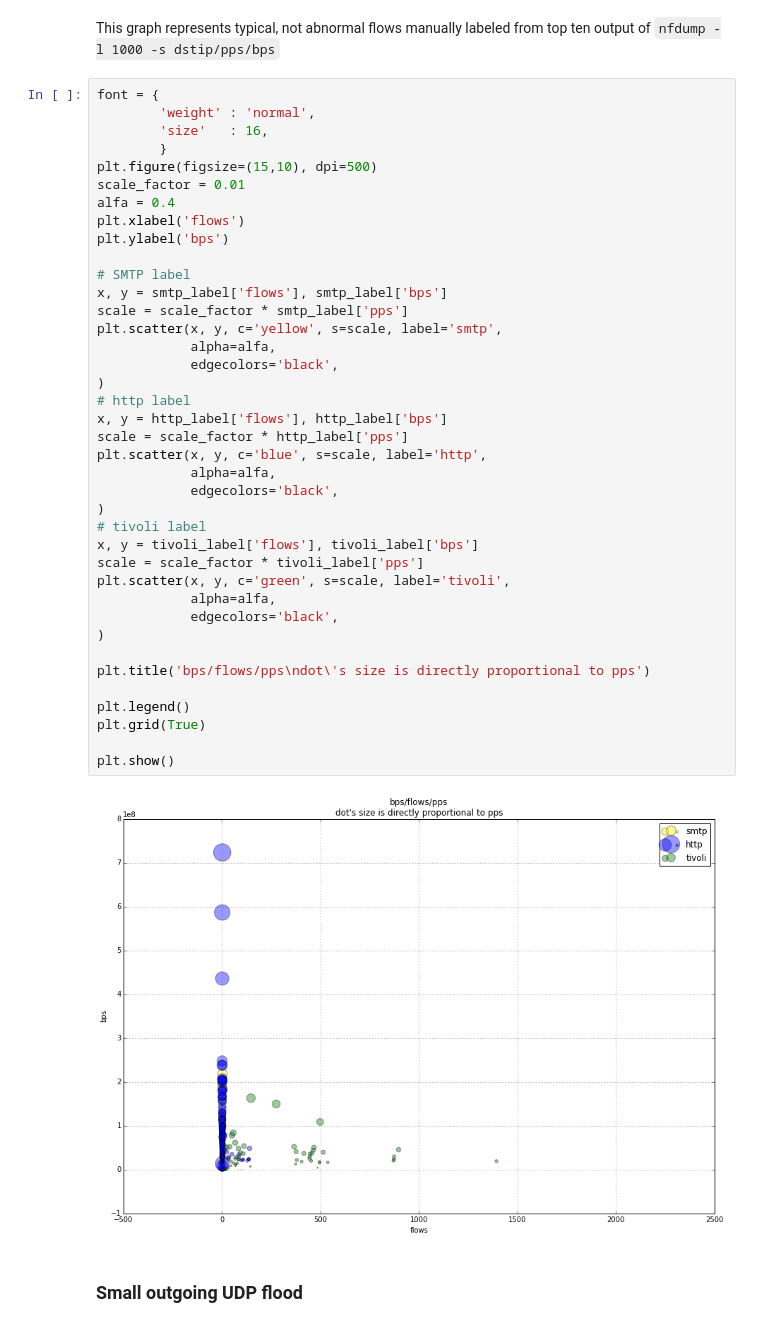
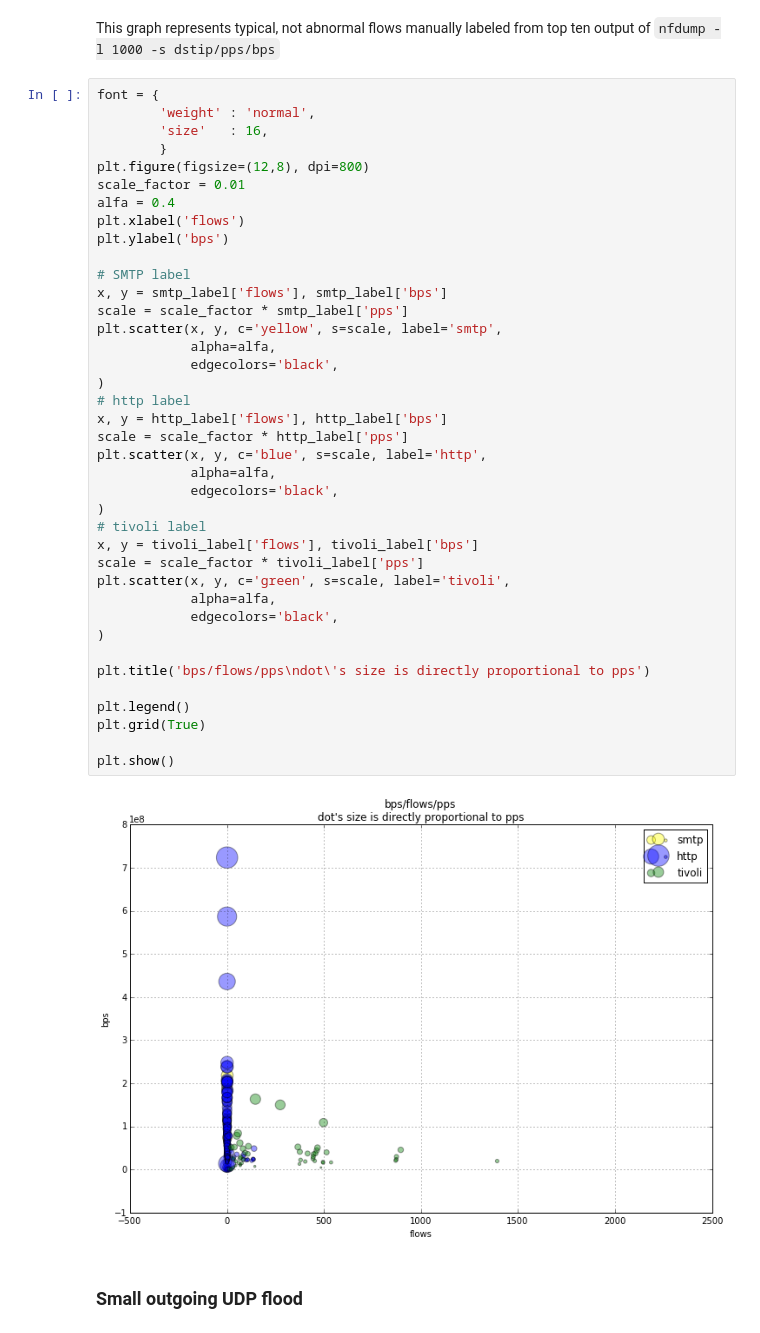
Before and after one commit to eraclitux/machine-learning-netflow, a Jupyter notebook: machinelearning-netflow.ipynb, the cells around one changed output. Saved outputs shown, nothing was run; the diff lists cells and outputs as text.

```diff
--- a/machinelearning-netflow.ipynb
+++ b/machinelearning-netflow.ipynb
@@ -46,7 +46,7 @@ font = {
         'weight' : 'normal',
         'size'   : 16,
         }
-plt.figure(figsize=(15,10), dpi=500)
+plt.figure(figsize=(12,8), dpi=800)
 scale_factor = 0.01
 alfa = 0.4
 plt.xlabel('flows')
@@ -54,34 +54,34 @@ plt.ylabel('bps')
 
 # SMTP label
 x, y = smtp_label['flows'], smtp_label['bps']
 scale = scale_factor * smtp_label['pps']
 plt.scatter(x, y, c='yellow', s=scale, label='smtp',
             alpha=alfa,
             edgecolors='black',
 )
 # http label
 x, y = http_label['flows'], http_label['bps']
 scale = scale_factor * http_label['pps']
 plt.scatter(x, y, c='blue', s=scale, label='http',
             alpha=alfa,
             edgecolors='black',
 )
 # tivoli label
 x, y = tivoli_label['flows'], tivoli_label['bps']
 scale = scale_factor * tivoli_label['pps']
 plt.scatter(x, y, c='green', s=scale, label='tivoli',
             alpha=alfa,
             edgecolors='black',
 )
 
 plt.title('bps/flows/pps\ndot\'s size is directly proportional to pps')
 
 plt.legend()
 plt.grid(True)
 
 plt.show()
 # %% [output]
-[figure, old version]
+[figure, new version]
 # %% [markdown]
 ### Small outgoing UDP flood
 # %% [markdown]
```
Also changed, not shown: parts of 2 cells of this notebook, 1 other file.
